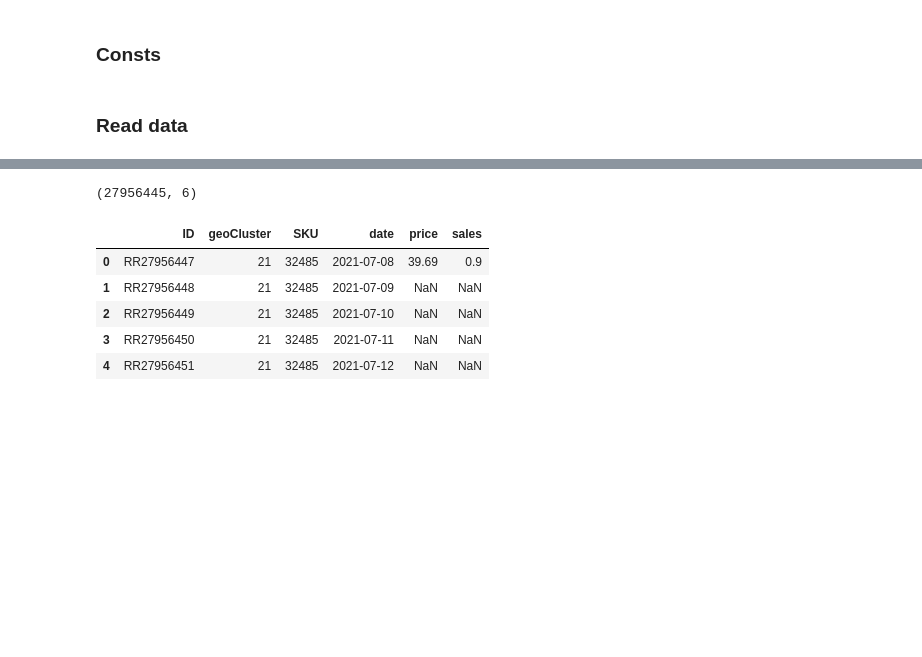
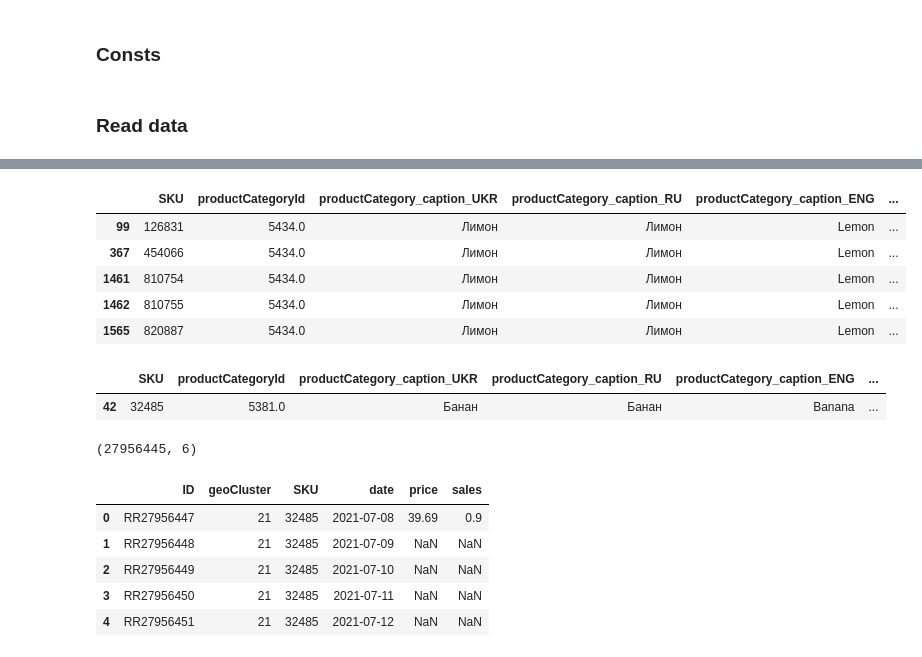
Before and after one commit to OleksandrKosovan/sales-forecasting, a Jupyter notebook: 02-data-vis.ipynb, the cells around one changed output, grey strips where cells are left out. Drawn from its saved outputs; the diff is of its cells as text; code cells hidden in the pictures; blank space fills up the shorter version.

```diff
--- a/02-data-vis.ipynb
+++ b/02-data-vis.ipynb
@@ -18,3 +71,18 @@ TRAIN_FILE = "train_final.csv"
+# %%
+# 4779, 4769
+sku.loc[sku.productTypeId == 4779]
+# %% [output]
+|  | SKU | productCategoryId | productCategory_caption_UKR | productCategory_caption_RU | productCategory_caption_ENG | ... |
+| 99 | 126831 | 5434.0 | Лимон | Лимон | Lemon | ... |
+| 367 | 454066 | 5434.0 | Лимон | Лимон | Lemon | ... |
+| 1461 | 810754 | 5434.0 | Лимон | Лимон | Lemon | ... |
+| 1462 | 810755 | 5434.0 | Лимон | Лимон | Lemon | ... |
+| 1565 | 820887 | 5434.0 | Лимон | Лимон | Lemon | ... |
+# %%
+sku.loc[sku.SKU == 32485]
+# %% [output]
+|  | SKU | productCategoryId | productCategory_caption_UKR | productCategory_caption_RU | productCategory_caption_ENG | ... |
+| 42 | 32485 | 5381.0 | Банан | Банан | Banana | ... |
 # %%
 df = pd.read_csv(os.path.join(DATA_PATH, TRAIN_FILE))
 df.shape
```
Also changed, not shown: parts of 19 cells of this notebook.
